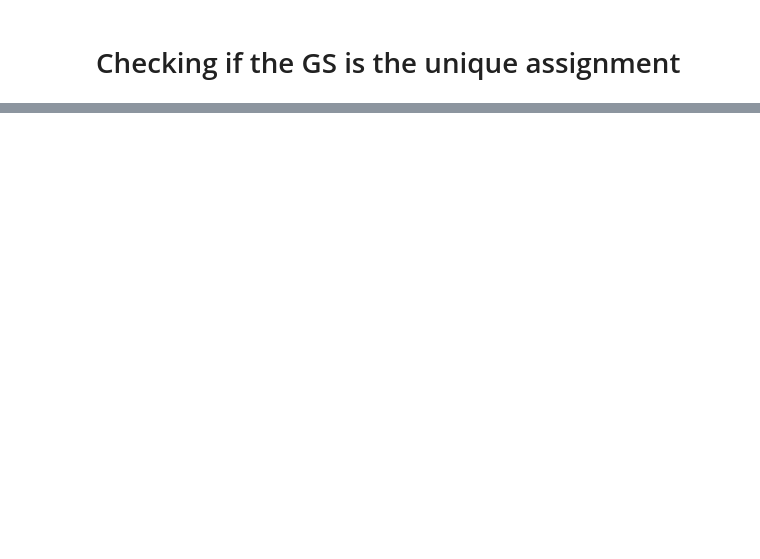
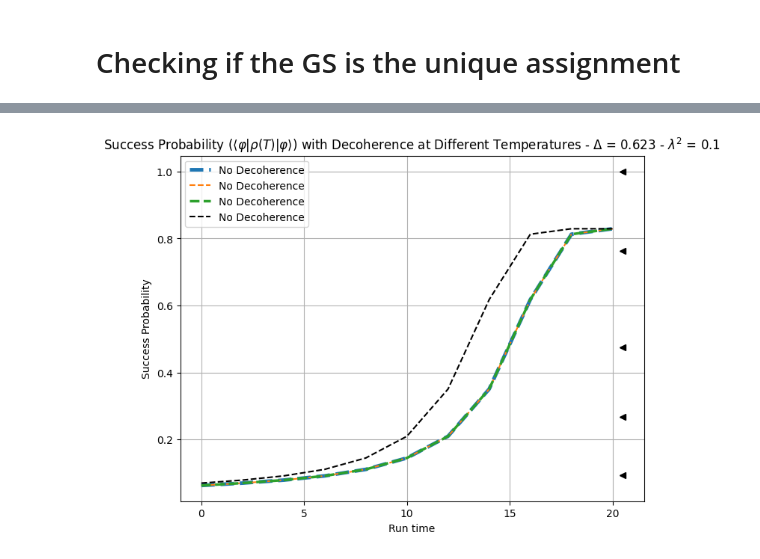
Before and after one commit to chenscheimq/QEC, a Jupyter notebook: EC3/EC3_q.ipynb, the cells around one changed output, grey strips where cells are left out. Drawn from its saved outputs; the diff is of its cells as text; code cells hidden in the pictures; blank space fills up the shorter version.

```diff
--- a/EC3/EC3_q.ipynb
+++ b/EC3/EC3_q.ipynb
@@ -365,0 +375,81 @@ Working on temp: 10
+# %%
+times = np.linspace(0, 20, 11)
+s_values = times / max(times)
+
+args_H = {'t_max': int(np.max(times)),
+          'Hb': Hb,
+          'Hp': Hp
+}
+
+lambda_2 = 0.1
+
+temperatures = [1/10, 1/2, 1, 2, 10]
+# temperatures = [1/2, 1, 2, 10]
+
+# Initial state (starting in the ground state of H_B)
+rho0 = initial_gs * initial_gs.dag()
+
+w = lambda t, args: 1 - (t / int(np.max(times)))
+f = lambda t, args: (t / int(np.max(times)))
+
+H_obj = [[Hb, w], [Hp, f]]
+H_C_t = QobjEvo(H_C, args={'t_max': int(np.max(times)),
+                           'clauses': clauses})
+H_s_t = QobjEvo(H_s_t, args=args_H)
+
+# Target state (ground state of H_P)
+rho1 = final_gs * final_gs.dag()
+
+# Solve the master equation for each temperature
+plt.figure(figsize=(8, 6))
+expects_at_end = []
+for T in temperatures:
+    print('Working on temp:', T)
+    #thermal success probabilities
+    expects_at_end.append(expect(rho_P(T), final_gs))
+
+x_s = [np.max(times) + 0.5 for _ in range(len(temperatures))]
+plt.plot(x_s, expects_at_end, '<', color='black')
+
+# results_se = sesolve(lambda t, args: H_s_t(t, args_H), initial_gs, times)
+results_se_1 = sesolve(H_C_t, initial_gs, times)
+results_se_2 = sesolve(H_obj, initial_gs, times)
+results_se_3 = sesolve(H_s_t, initial_gs, times)
+
+exps_se_1, exps_se_2, exps_se_3 = [], [], []
+
+states_1, states_2, states_3 = results_se_1.states, results_se_2.states, results_se_3.states
+for i in range(len(states_1)):
+    exps_se_1.append(expect(ket2dm(states_1[i]), final_gs))
+    exps_se_2.append(expect(ket2dm(states_2[i]), final_gs))
+    exps_se_3.append(expect(ket2dm(states_3[i]), final_gs))
+
+exps_se_dt = []
+state_dt = initial_gs
+for idx, t_i in enumerate(times[:-1]):
+    t_range = [times[idx], times[idx + 1]]
+    print(t_range)
+    results_se = sesolve(H_obj, state_dt, t_range)
+    state_dt = results_se.states[-1]
+    exps_se_dt.append(expect(ket2dm(state_dt), final_gs))
+exps_se_dt.append(expect(ket2dm(state_dt), final_gs))
+
+plt.plot(times, exps_se_1, '--', label="No Decoherence", linewidth=3.5)
+plt.plot(times, exps_se_2, '--', label="No Decoherence", linewidth=1.5)
+plt.plot(times, exps_se_3, '--', label="No Decoherence", linewidth=2.5)
+plt.plot(times, exps_se_dt, '--', label="No Decoherence", color='black', linewidth=1.5)
+
+
+# Plot formatting
+plt.xlabel('Run time')
+plt.ylabel('Success Probability')
+plt.title('Success Probability (' + r"$\langle \varphi | \rho(T) | \varphi \rangle$"
+          + ') with Decoherence at Different Temperatures - '
+          + r'$\Delta$'
+          + ' = {} - '.format(round(energy_diff,3))
+          + r'$\lambda^{2}$'
+          + ' = {}'.format(lambda_2))
+plt.legend()
+plt.grid(True)
+plt.show()
+# %% [output]
@@ -365,0 +471 @@ Working on temp: 10
+[figure, added]
```
Also changed, not shown: parts of 7 cells of this notebook.
